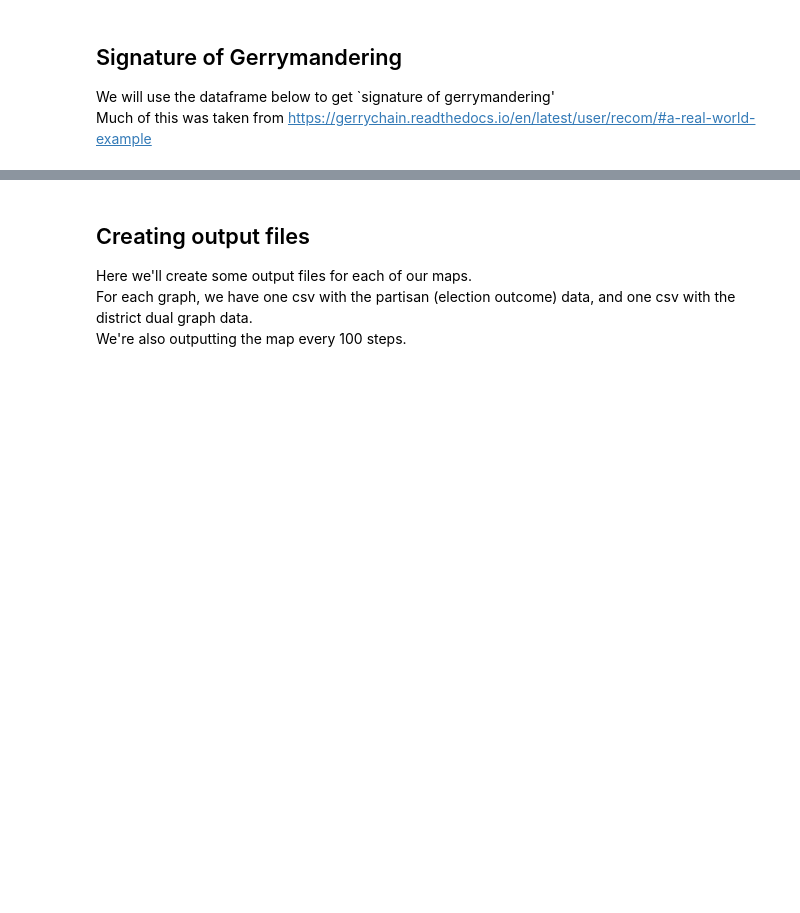
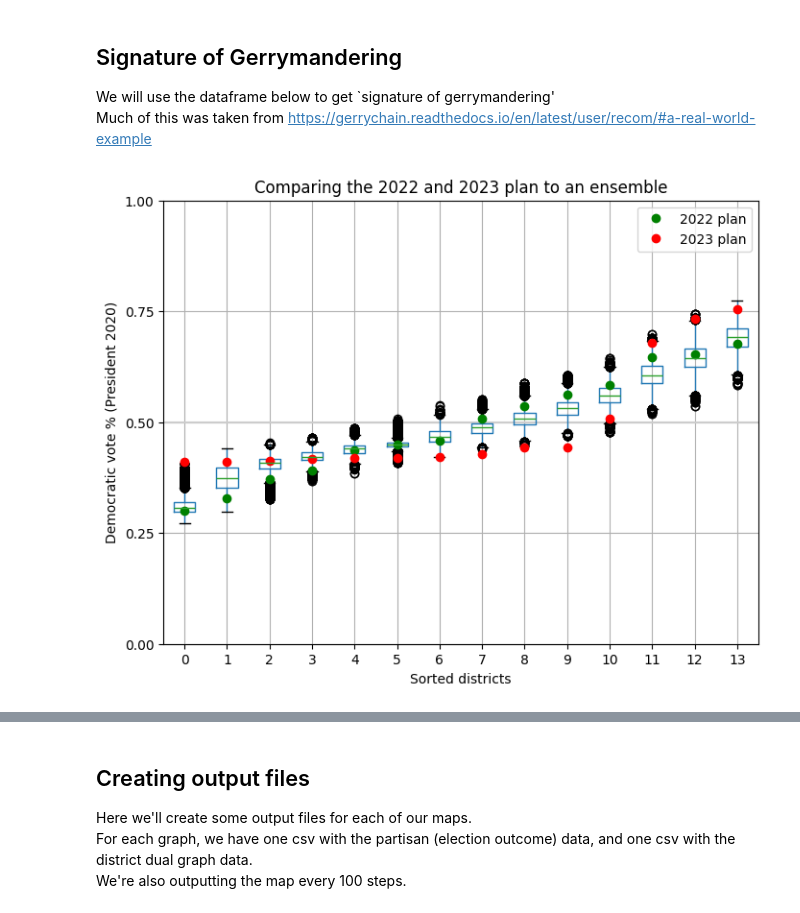
Before and after one commit to Qianru69/NC-Map-analysis, a Jupyter notebook: NC_recom.ipynb, the cells around one changed output, grey strips where cells are left out. Cells and saved outputs as stored; diff of their text form; code cells hidden in the pictures; blank space fills up the shorter version.

Commit message:
Added box plot USS election

````diff
--- a/NC_recom.ipynb
+++ b/NC_recom.ipynb
@@ -37,9 +37,9 @@ outdir="./NC_recom_2020_CD/"
 Here are some parameters that we can change later if we'd like. <br>
 ```save_district_plot_mod``` determines which plots (maps) we'll save.
 # %%
-total_steps_in_run=100
+total_steps_in_run=50000
 save_district_graph_mod=1
-save_district_plot_mod=10
+save_district_plot_mod=100
 # %%
 os.makedirs(outdir, exist_ok=True)
 graph = Graph.from_file("./NC/NC.shp")
@@ -66,5 +66,5 @@ my_updaters.update(election_updaters)
 This assignment is using the PA map with the Goofy kicking Donald Duck district in it.
 # %%
 initial_partition = GeographicPartition(graph,
-                                        assignment= "CD",
+                                        assignment= "CD22",
                                         updaters=my_updaters)
@@ -73,3 +71,7 @@ KeyError: 'CD'
+# %%
+initial_partition_23 = GeographicPartition(graph,
+                                        assignment= "CD23",
+                                        updaters=my_updaters)
 # %% [markdown]
 The ReCom proposal needs to know the ideal population for the districts so that we can improve speed by bailing early on unbalanced partitions.
 # %%
@@ -111,23 +116,28 @@ data = pd.DataFrame(
     sorted(partition["G20PRE"].percents("Democratic"))
     for partition in chain.with_progress_bar()
 )
+data_23 = pd.DataFrame(sorted(initial_partition_23["G20PRE"].percents("Democratic")))
 # %%
 fig, ax = plt.subplots(figsize=(8, 6))
 
 # Draw 50% line
 ax.axhline(0.5, color="#cccccc")
 
 # Draw boxplot
 data.boxplot(ax=ax, positions=range(len(data.columns)))
 
 # Draw initial plan's Democratic vote %s (.iloc[0] gives the first row, which corresponds to the initial plan)
-plt.plot(data.iloc[0], "ro")
+plt.plot(data.iloc[0], "o", color='green', label='2022 plan')
+plt.plot(data_23, "ro", label='2023 plan')
+plt.legend()
 
 # Annotate
-ax.set_title("Comparing the 2020 plan to an ensemble")
+ax.set_title("Comparing the 2022 and 2023 plan to an ensemble")
 ax.set_ylabel("Democratic vote % (President 2020)")
 ax.set_xlabel("Sorted districts")
 ax.set_ylim(0, 1)
 ax.set_yticks([0, 0.25, 0.5, 0.75, 1])
 
 plt.show()
+# %% [output]
+[figure, added]
````
Also changed, not shown: parts of 6 cells of this notebook, 2 other files.
